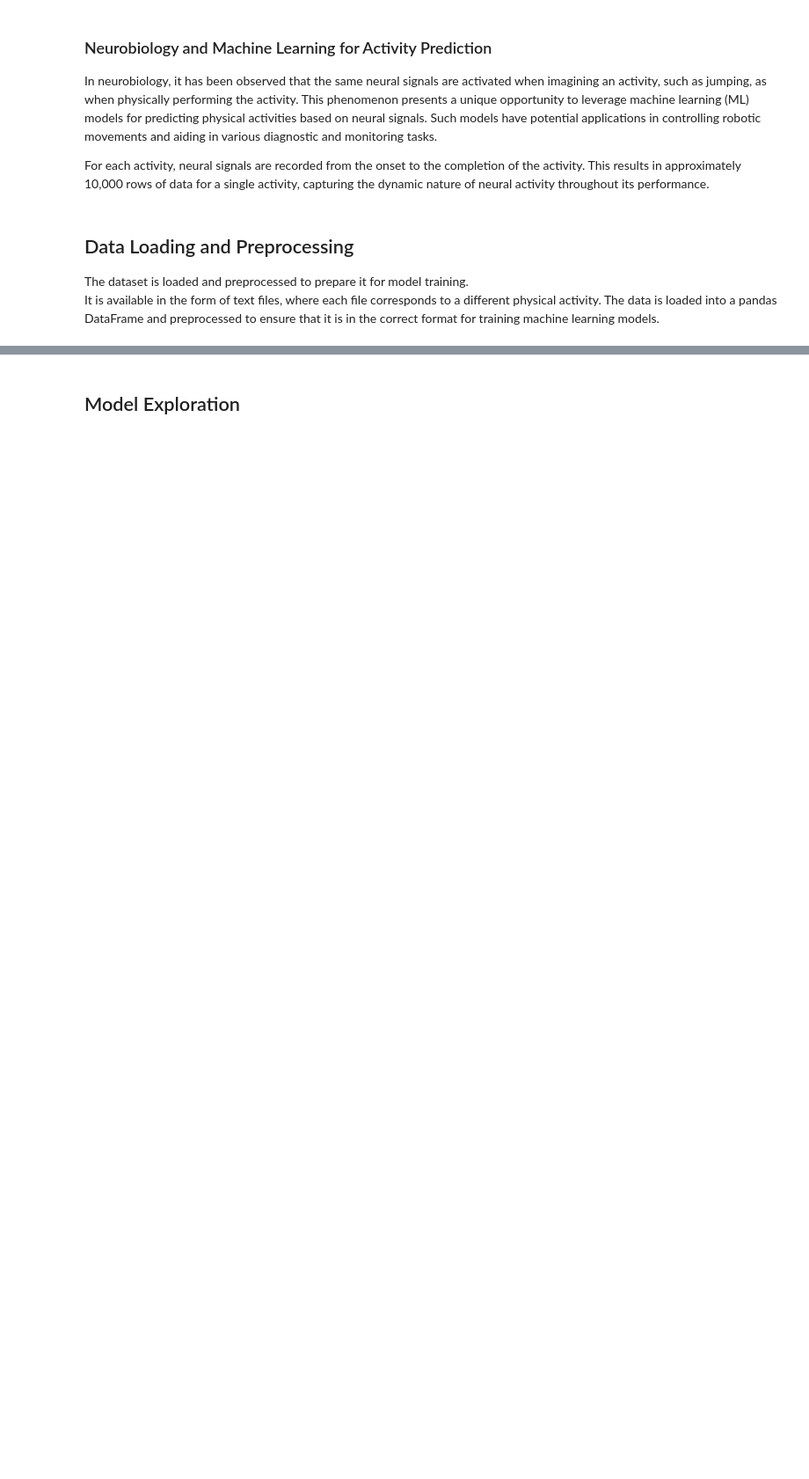
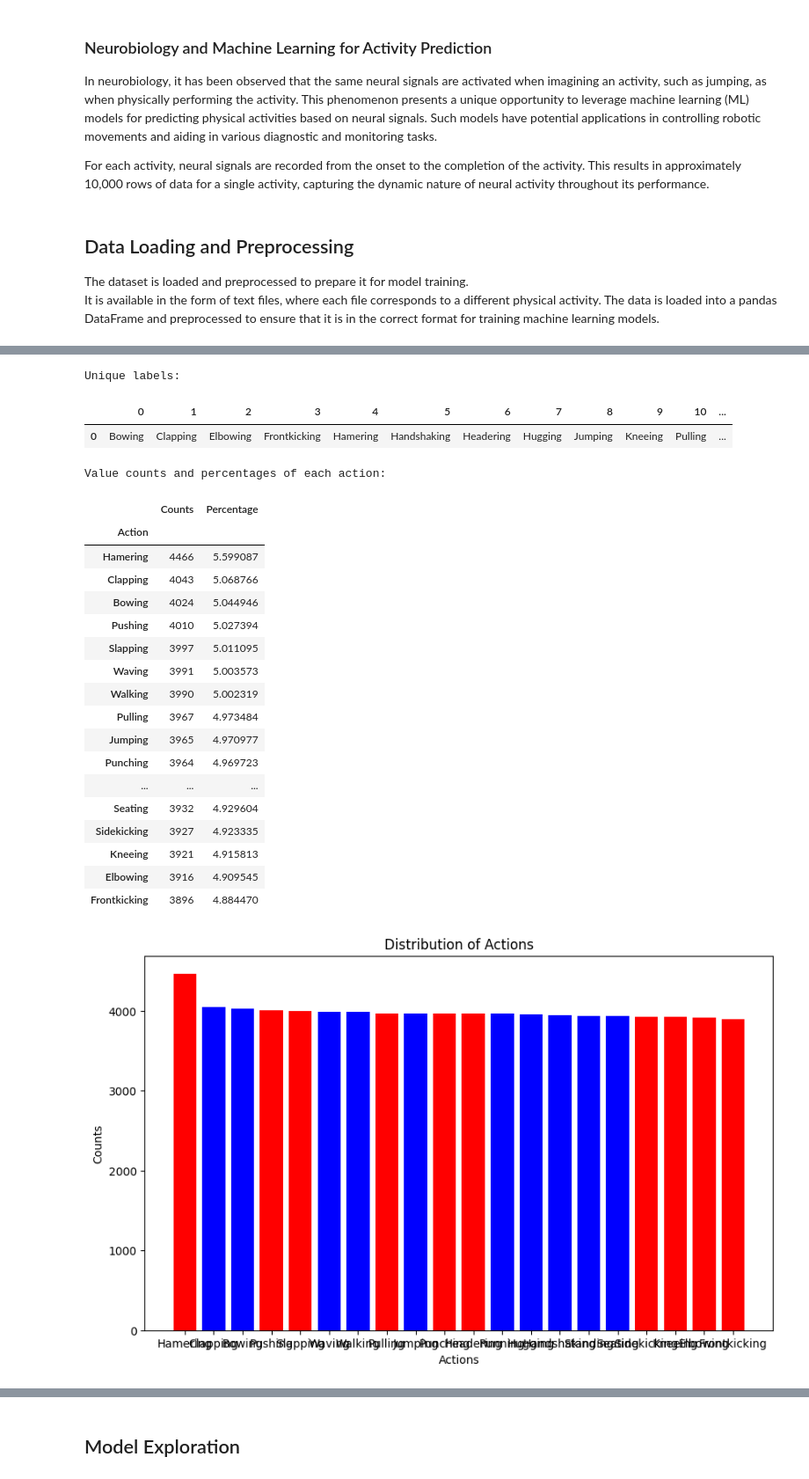
Before and after one commit to BernardMaacaron/Project, a Jupyter notebook: project_ML.ipynb, the cells around one changed output, grey strips where cells are left out. Shown at 88% size. Drawn from its saved outputs; the diff is of its cells as text; code cells hidden in the pictures; blank space fills up the shorter version.

```diff
--- a/project_ML.ipynb
+++ b/project_ML.ipynb
@@ -175,0 +180,16 @@ Name: count, dtype: int64
+# %%
+# Removing missing values
+data = data.dropna()
+data.reset_index(drop=True, inplace=True)
+
+# Checking for missing values after removing them
+null_per_channel = data.isnull().sum()
+percentages = (null_per_channel / len(data)) * 100
+# Create a DataFrame with both counts and percentages, and specify column names
+result_df = pd.DataFrame({
+    'Num. of NaN': null_per_channel,
+    'Percentage': percentages
+})
+
+print("Number of missing values in the data per chanel:")
+display(result_df)
@@ -175,0 +208,57 @@ Name: count, dtype: int64
+# %%
+# Splitting the data into features and labels
+X = data.drop('Action', axis=1)
+y = data['Action']
+
+print("Unique labels:")
+display(pd.DataFrame(np.unique(y)).T) # Displaying the unique labels
+
+# Encoding the target variable
+# Encoding labels
+y_encoded = y.map(actions)
+
+# Checking the distribution of the actions
+value_counts = y.value_counts()
+percentages = (value_counts / len(y)) * 100
+# Create a DataFrame with both counts and percentages, and specify column names
+result_df = pd.DataFrame({
+    'Counts': value_counts,
+    'Percentage': percentages
+})
+
+print("Value counts and percentages of each action:")
+display(result_df)
+
+# Plotting the distribution of the actions
+colors = ['red' if action in actions_by_category['Aggressive'] else 'blue' for action in result_df.index]
+
+plt.figure(figsize=(10, 6))
+plt.bar(result_df.index, result_df['Counts'], color=colors)  # Apply the colors list here
+plt.title('Distribution of Actions')
+plt.xlabel('Actions')
+plt.ylabel('Counts')
+plt.show()
+# %% [output]
+Unique labels:
+|  | 0 | 1 | 2 | 3 | 4 | 5 | 6 | 7 | 8 | 9 | 10 | ... |
+| 0 | Bowing | Clapping | Elbowing | Frontkicking | Hamering | Handshaking | Headering | Hugging | Jumping | Kneeing | Pulling | ... |
+Value counts and percentages of each action:
+|  | Counts | Percentage |
+| Action |  |  |
+| Hamering | 4466 | 5.599087 |
+| Clapping | 4043 | 5.068766 |
+| Bowing | 4024 | 5.044946 |
+| Pushing | 4010 | 5.027394 |
+| Slapping | 3997 | 5.011095 |
+| Waving | 3991 | 5.003573 |
+| Walking | 3990 | 5.002319 |
+| Pulling | 3967 | 4.973484 |
+| Jumping | 3965 | 4.970977 |
+| Punching | 3964 | 4.969723 |
+| ... | ... | ... |
+| Seating | 3932 | 4.929604 |
+| Sidekicking | 3927 | 4.923335 |
+| Kneeing | 3921 | 4.915813 |
+| Elbowing | 3916 | 4.909545 |
+| Frontkicking | 3896 | 4.884470 |
+[figure, added]
```
Also changed, not shown: parts of 24 cells of this notebook.
